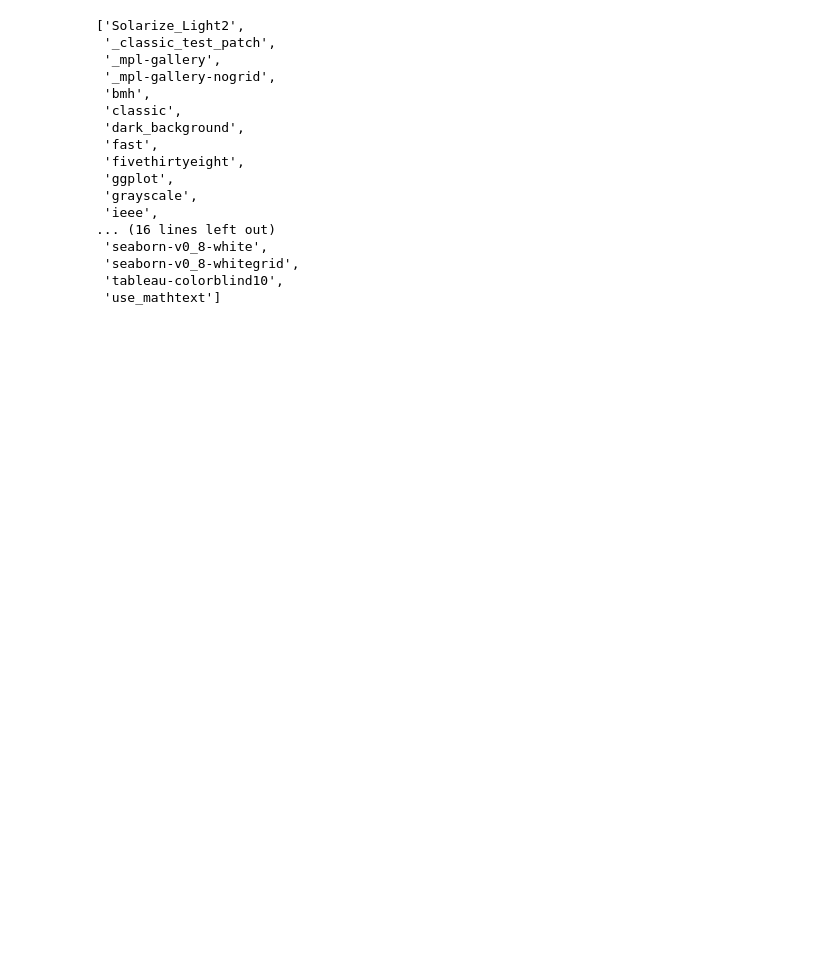
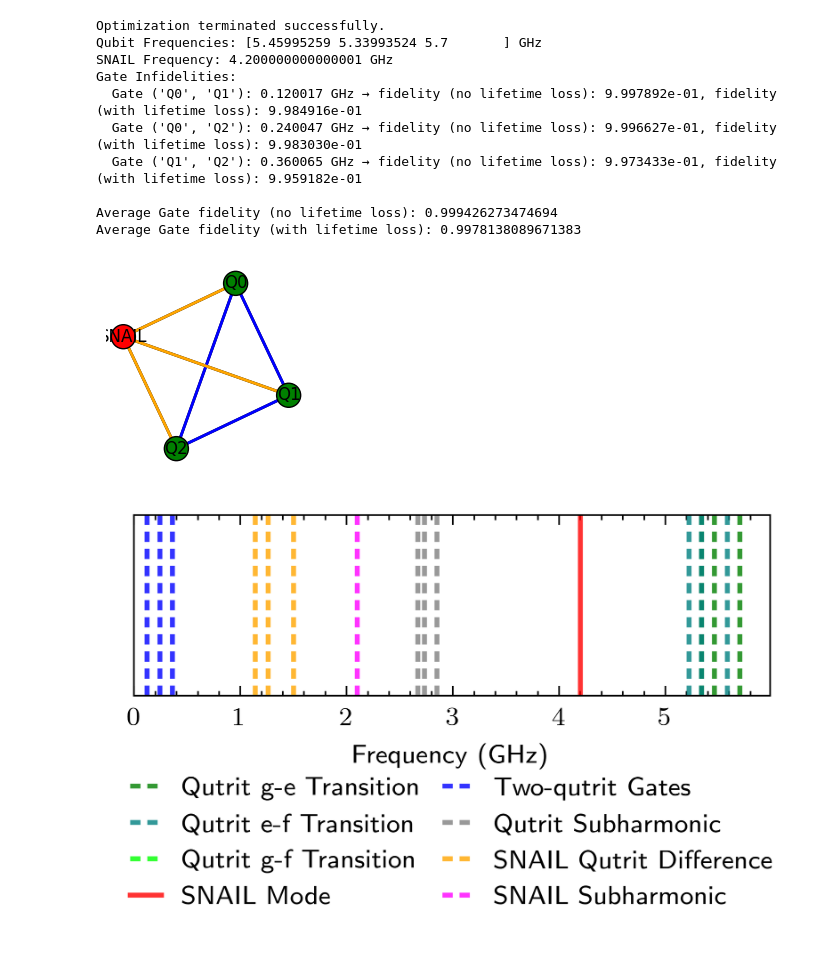
Before and after one commit to Wrn13/qutrit-crowding, a Jupyter notebook: src/notebooks/qutrit_freq_work.ipynb, the cells around one changed output. Saved outputs shown, nothing was run; the diff lists cells and outputs as text; code cells hidden in the pictures; blank space fills up the shorter version.

```diff
--- a/src/notebooks/qutrit_freq_work.ipynb
+++ b/src/notebooks/qutrit_freq_work.ipynb
@@ -17,22 +14,28 @@ mpl.get_configdir()
 # %%
-plt.style.reload_library()
+
+optimizer = GateFidelityOptimizer(
+    qmg,
+    min_bare_space_ghz=0.12,
+    lambdaq=0.08,
+    eta=1.8,
+    g3=60e6,
+    qubit_bounds=(3.3, 5.7),
+    snail_bounds=(4.2, 4.7),
+    use_lifetime=True,
+)
+
+optimizer.optimize_frequencies(256)
+optimizer.report_results()
+# %% [output]
+Optimization terminated successfully.
+Qubit Frequencies: [5.45995259 5.33993524 5.7       ] GHz
+SNAIL Frequency: 4.200000000000001 GHz
+Gate Infidelities:
+  Gate ('Q0', 'Q1'): 0.120017 GHz → fidelity (no lifetime loss): 9.997892e-01, fidelity (with lifetime loss): 9.984916e-01
+  Gate ('Q0', 'Q2'): 0.240047 GHz → fidelity (no lifetime loss): 9.996627e-01, fidelity (with lifetime loss): 9.983030e-01
+  Gate ('Q1', 'Q2'): 0.360065 GHz → fidelity (no lifetime loss): 9.973433e-01, fidelity (with lifetime loss): 9.959182e-01
+
+Average Gate fidelity (no lifetime loss): 0.999426273474694
+Average Gate fidelity (with lifetime loss): 0.9978138089671383
+[figure, added]
+[figure, added]
-# %%
-plt.style.available
-# %% [output]
-['Solarize_Light2',
- '_classic_test_patch',
- '_mpl-gallery',
- '_mpl-gallery-nogrid',
- 'bmh',
- 'classic',
- 'dark_background',
- 'fast',
- 'fivethirtyeight',
- 'ggplot',
- 'grayscale',
- 'ieee',
-... (16 lines left out)
- 'seaborn-v0_8-white',
- 'seaborn-v0_8-whitegrid',
- 'tableau-colorblind10',
- 'use_mathtext']
```
Also changed, not shown: parts of 12 cells of this notebook, 4 other files.
